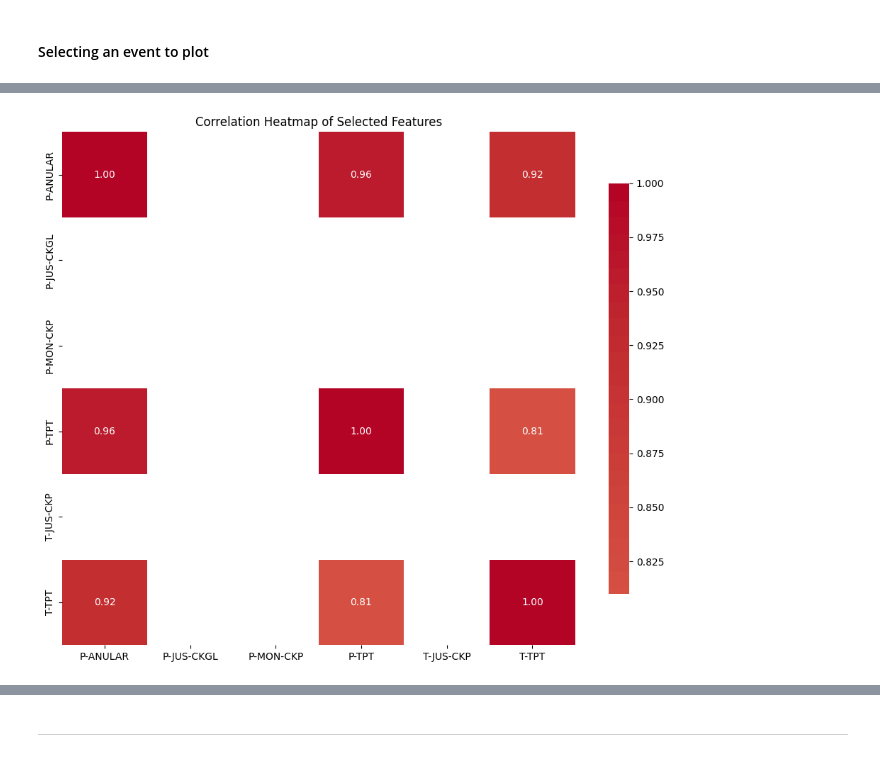
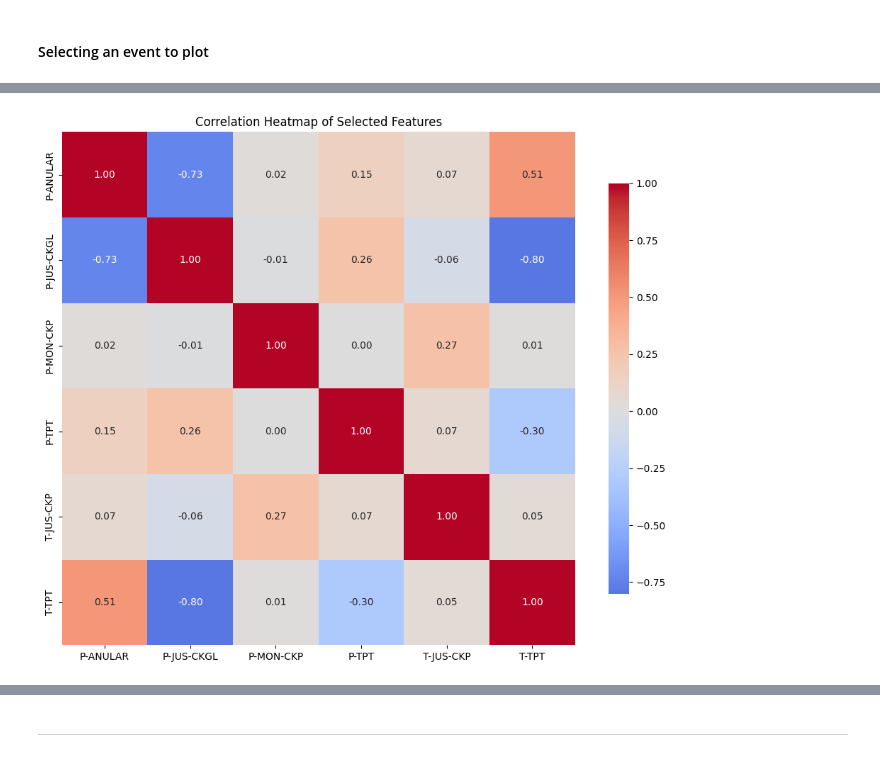
Before and after one commit to petrobras/3W, a Jupyter notebook: toolkit/demos/overview.ipynb, the cells around one changed output, grey strips where cells are left out. Cells and saved outputs as stored; diff of their text form; code cells hidden in the pictures.

```diff
--- a/toolkit/demos/overview.ipynb
+++ b/toolkit/demos/overview.ipynb
@@ -931,8 +1190,9 @@ In the next sections we will show quick examples of how to use each of these mod
 #### Selecting an event to plot
 # %%
 ds = ParquetDatasetConfig(
-    path="../../dataset",
+    path=dataset_path,
     event_type=["real"],
 ).build()
-sig = ds[123].signal.copy()
+
+sig = ds[2].signal.copy()
 # %% [output]
@@ -989,11 +1271,20 @@ This is a quick way to check which features are strongly related to each other.
 # %%
-features = ["P-ANULAR", "P-JUS-CKGL", "P-MON-CKP", "P-TPT", "T-JUS-CKP", "T-TPT"]
+features = [
+    "P-ANULAR",
+    "P-JUS-CKGL",
+    "P-MON-CKP",
+    "P-TPT",
+    "T-JUS-CKP",
+    "T-TPT",
+]
+
 subset = sig[features]
 
 fig = DataVisualization.correlation_heatmap(
-    df_of_series=subset, title="Correlation Heatmap of Selected Features"
+    df_of_series=subset,
+    title="Correlation Heatmap of Selected Features",
 )
 
 plt.show()
 # %% [output]
-[figure, old version]
+[figure, new version]
```
Also changed, not shown: parts of 363 cells of this notebook.
